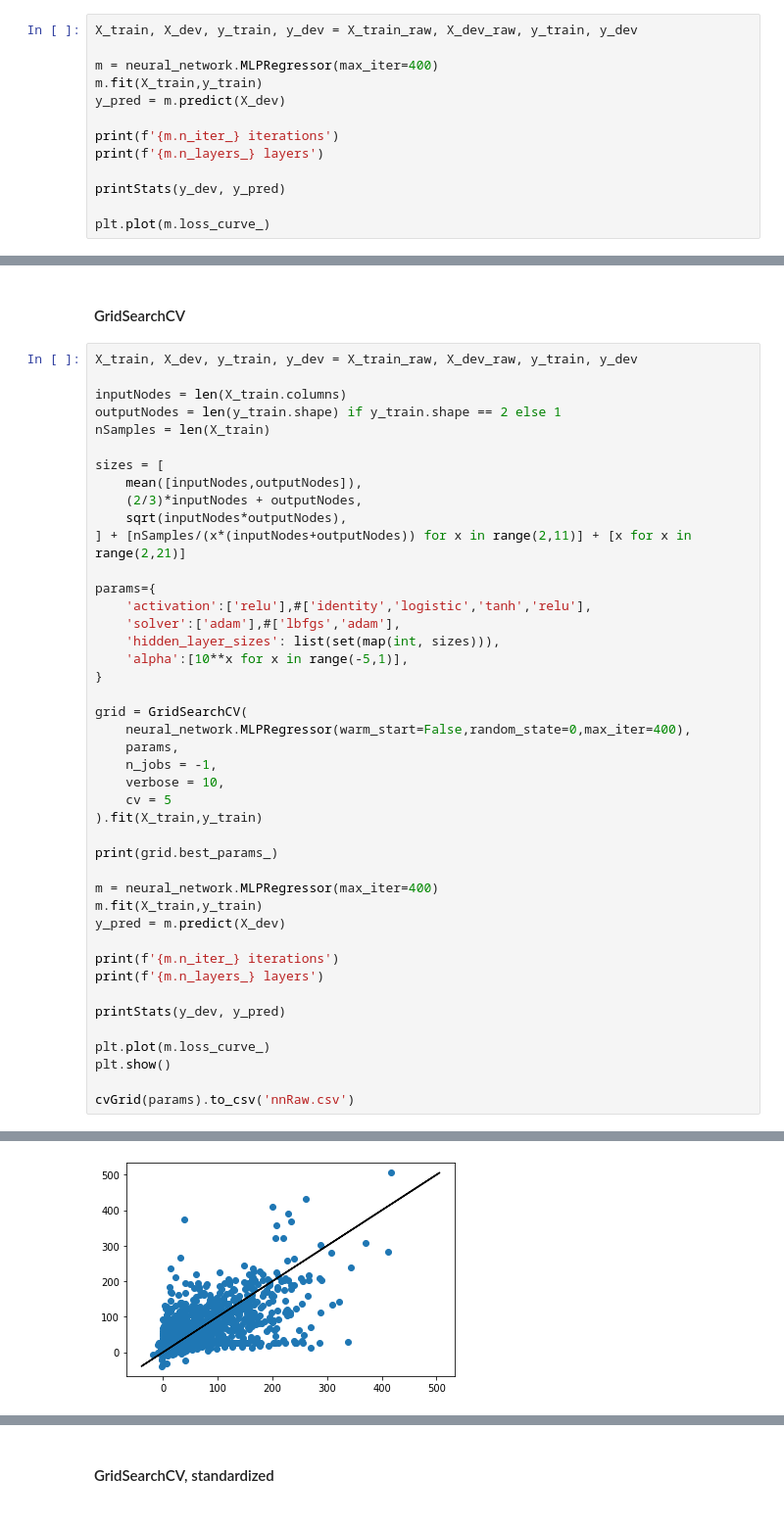
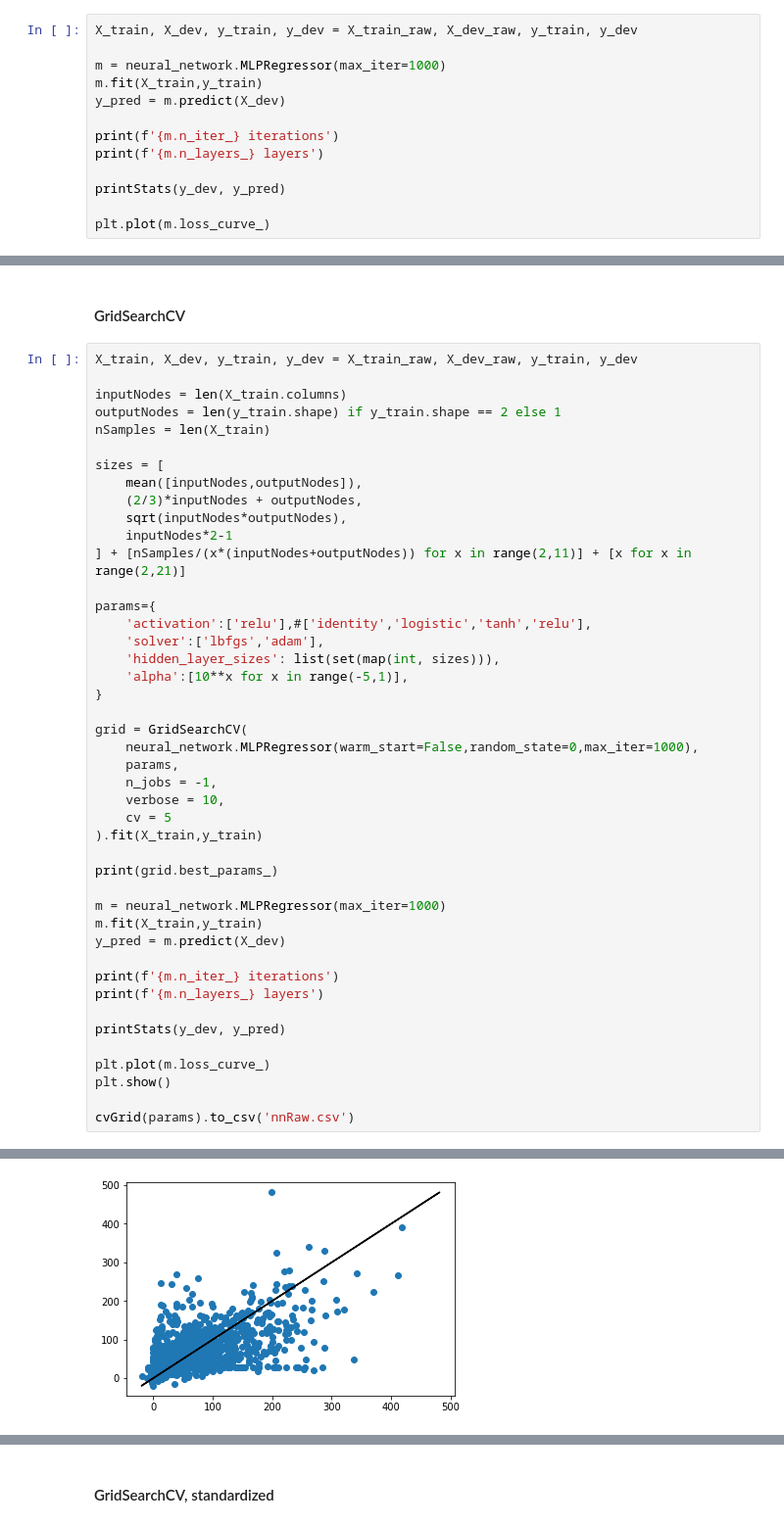
Before and after one commit to mrkawa/fantasyFootballML, a Jupyter notebook: 1_gameAveragesAndSeasonTotals/neuralNet.ipynb, the cells around one changed output, grey strips where cells are left out. Shown at 98% size. Cells and saved outputs as stored; diff of their text form.

```diff
--- a/1_gameAveragesAndSeasonTotals/neuralNet.ipynb
+++ b/1_gameAveragesAndSeasonTotals/neuralNet.ipynb
@@ -75,7 +75,7 @@ X_train_std_select, X_dev_std_select, X_test_std_select = X_train_std.loc[:,keep
 # %%
 X_train, X_dev, y_train, y_dev = X_train_raw, X_dev_raw, y_train, y_dev
 
-m = neural_network.MLPRegressor(max_iter=400)
+m = neural_network.MLPRegressor(max_iter=1000)
 m.fit(X_train,y_train)
 y_pred = m.predict(X_dev)
 
@@ -107,17 +107,18 @@ sizes = [
     mean([inputNodes,outputNodes]),
     (2/3)*inputNodes + outputNodes,
     sqrt(inputNodes*outputNodes),
+    inputNodes*2-1
 ] + [nSamples/(x*(inputNodes+outputNodes)) for x in range(2,11)] + [x for x in range(2,21)]
 
 params={
     'activation':['relu'],#['identity','logistic','tanh','relu'],
-    'solver':['adam'],#['lbfgs','adam'],
+    'solver':['lbfgs','adam'],
     'hidden_layer_sizes': list(set(map(int, sizes))),
     'alpha':[10**x for x in range(-5,1)],
 }
 
 grid = GridSearchCV(
-    neural_network.MLPRegressor(warm_start=False,random_state=0,max_iter=400),
+    neural_network.MLPRegressor(warm_start=False,random_state=0,max_iter=1000),
     params,
     n_jobs = -1,
     verbose = 10,
@@ -126,7 +127,7 @@ grid = GridSearchCV(
 
 print(grid.best_params_)
 
-m = neural_network.MLPRegressor(max_iter=400)
+m = neural_network.MLPRegressor(max_iter=1000)
 m.fit(X_train,y_train)
 y_pred = m.predict(X_dev)
 
@@ -163,2 +164,2 @@ Fitting 5 folds for each of 138 candidates, totalling 690 fits
 3 layers
-[figure, old version]
+[figure, new version]
```
Also changed, not shown: parts of 4 cells of this notebook, 4 other files.
